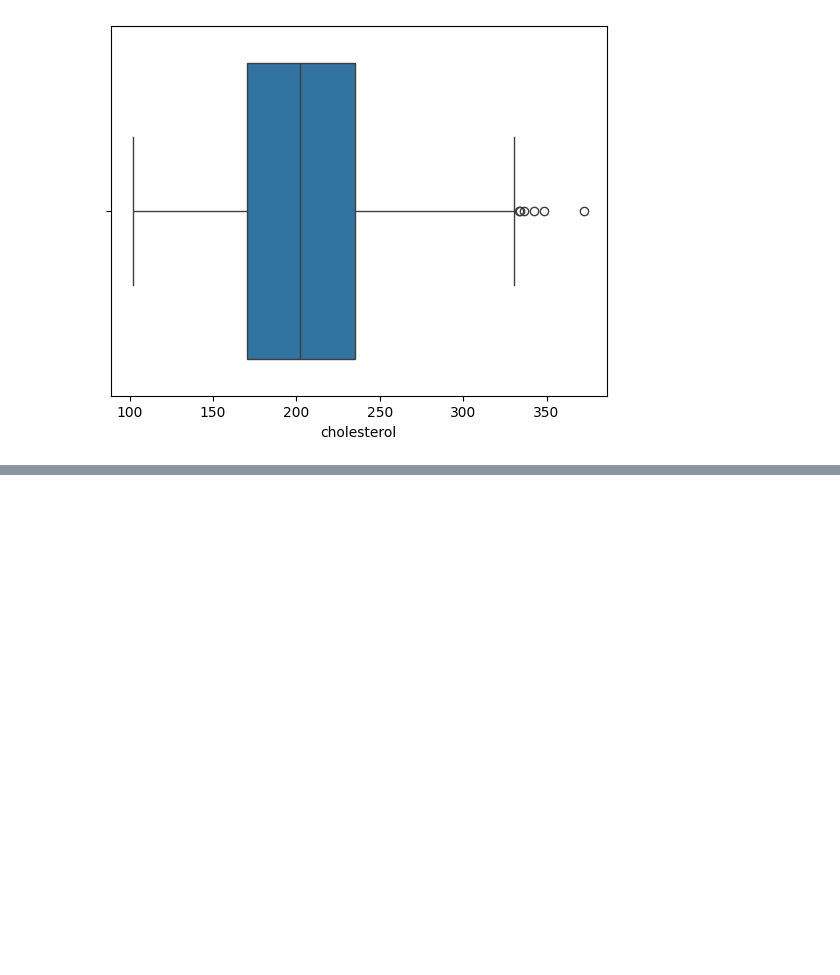
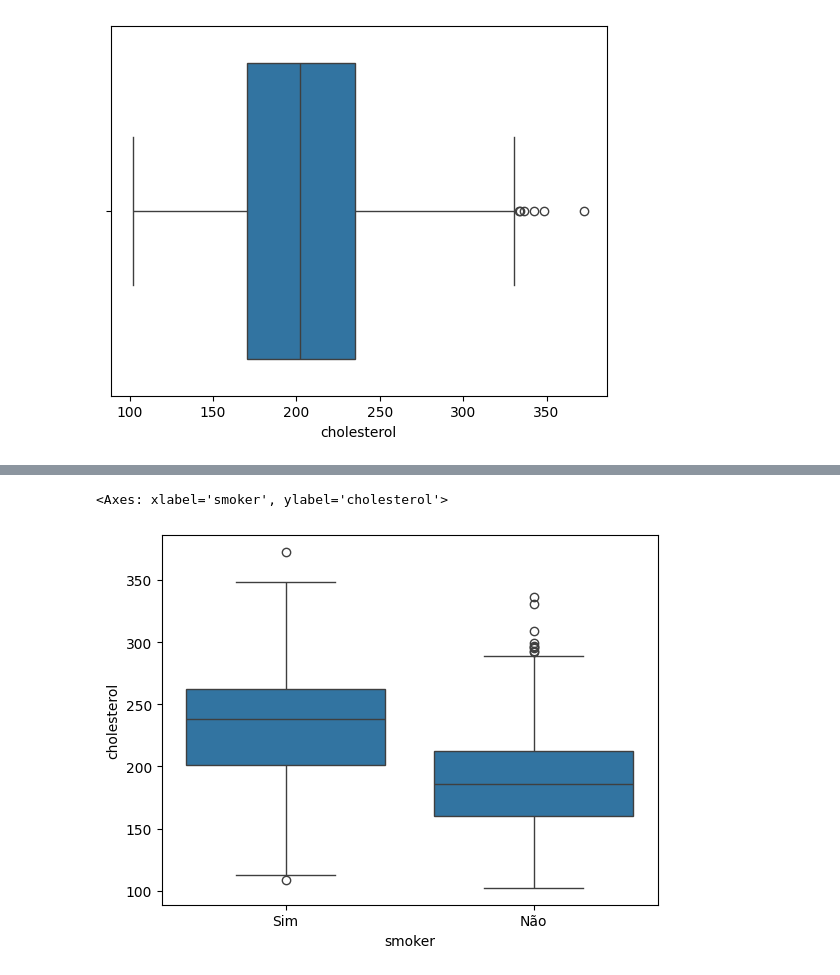
Before and after one commit to RanielliMontagna/ia-learning, a Jupyter notebook: multiple_linear_regression/cholesterol_model.ipynb, the cells around one changed output, grey strips where cells are left out. Drawn from its saved outputs; the diff is of its cells as text; code cells hidden in the pictures; blank space fills up the shorter version.

```diff
--- a/multiple_linear_regression/cholesterol_model.ipynb
+++ b/multiple_linear_regression/cholesterol_model.ipynb
@@ -185,0 +200,5 @@ sns.boxplot(data=df_cholesterol_eda, x='cholesterol')
+# %%
+sns.boxplot(data=df_cholesterol_eda, x='smoker', y='cholesterol')
+# %% [output]
+<Axes: xlabel='smoker', ylabel='cholesterol'>
+[figure, added]
```
Also changed, not shown: parts of 9 cells of this notebook.
